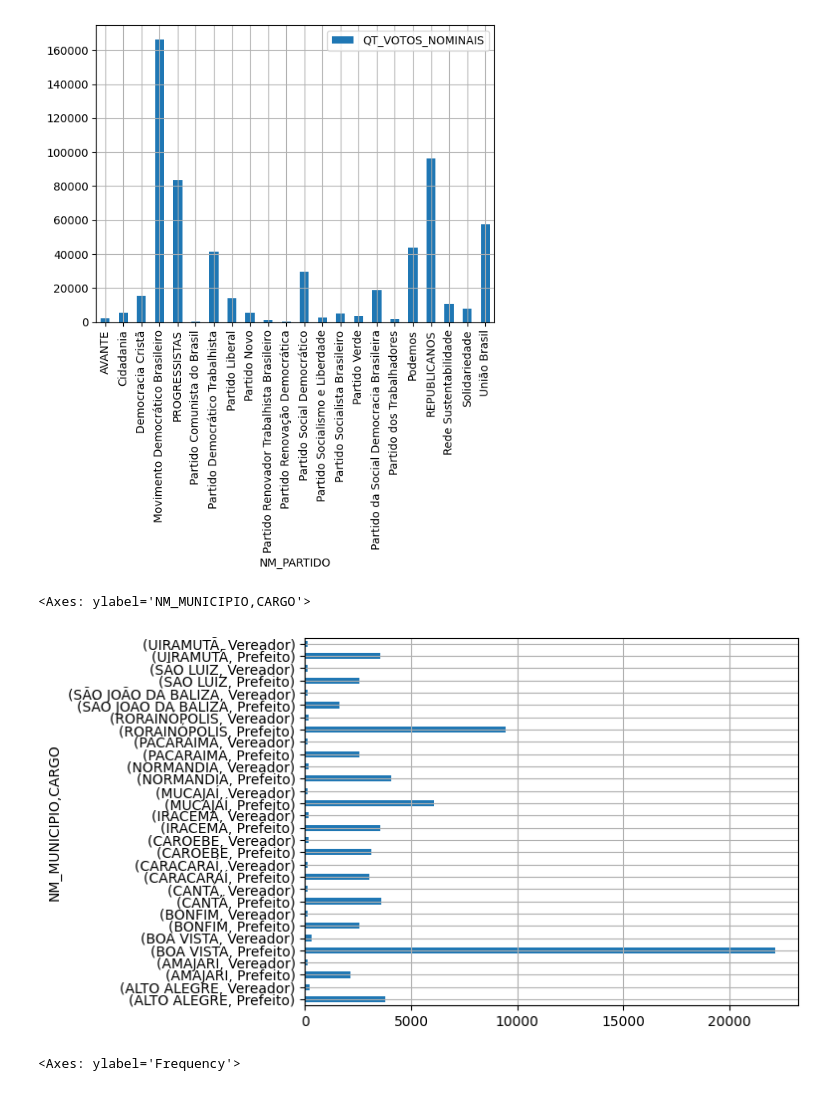
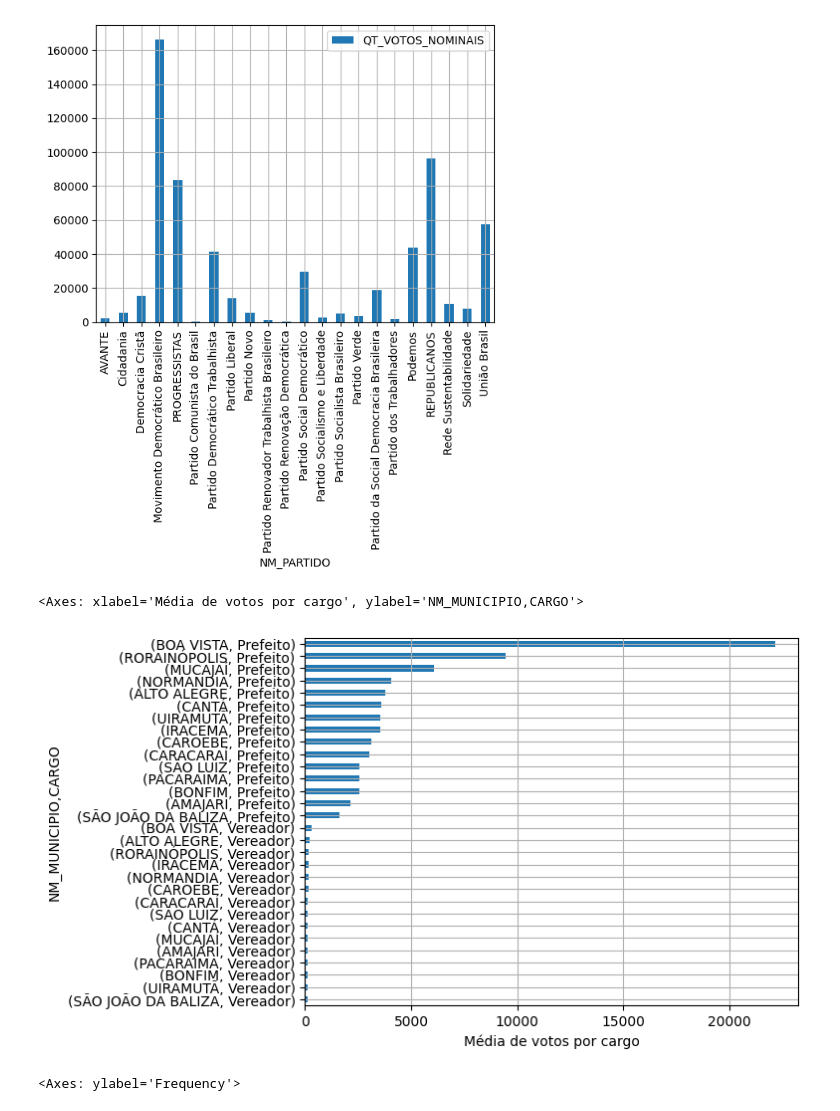
Before and after one commit to LeonardoVS-dev/Fundamentos, a Jupyter notebook: graphs.ipynb, the cells around one changed output. Cells and saved outputs as stored; diff of their text form; code cells hidden in the pictures.

```diff
--- a/graphs.ipynb
+++ b/graphs.ipynb
@@ -25,18 +25,19 @@ display(dados_eleitorais_votos.plot(kind="bar", grid=True))
 # %%
 # Gráfico da média de votos por cargo, por município
 dados_eleitorais_votos = dados_eleitorais.copy()
 
 # Retira as colunas indesejadas
 dados_eleitorais_votos = dados_eleitorais_votos.drop(["NR_ZONA", "NM_CANDIDATO", "NM_URNA_CANDIDATO", "NR_PARTIDO", "SG_PARTIDO", "NM_PARTIDO"], axis=1)
 
 # Aqui, troca faz a troca dos códigos de cargo pelos títulos de cada cargo
 dados_eleitorais_votos.loc[dados_eleitorais_votos["CD_CARGO"].isin([13]), "CARGO"] = "Vereador"
 dados_eleitorais_votos.loc[dados_eleitorais_votos["CD_CARGO"].isin([11]), "CARGO"] = "Prefeito"
 
-# Agrupa pela cidade e pelo código de cargo, somando os valores
+# Agrupa pela cidade e pelo cargo em disputa, retornando a média de votos
 dados_eleitorais_votos = dados_eleitorais_votos["QT_VOTOS_NOMINAIS"].groupby([dados_eleitorais_votos['NM_MUNICIPIO'], dados_eleitorais_votos['CARGO']]).mean()
-display(dados_eleitorais_votos.plot(kind="barh", grid=True))
+
+dados_eleitorais_votos.sort_values().plot(kind="barh", grid=True, xlabel="Média de votos por cargo")
 # %% [output]
-<Axes: ylabel='NM_MUNICIPIO,CARGO'>
+<Axes: xlabel='Média de votos por cargo', ylabel='NM_MUNICIPIO,CARGO'>
-[figure, old version]
+[figure, new version]
 # %%
```
Also changed, not shown: parts of 5 cells of this notebook.
